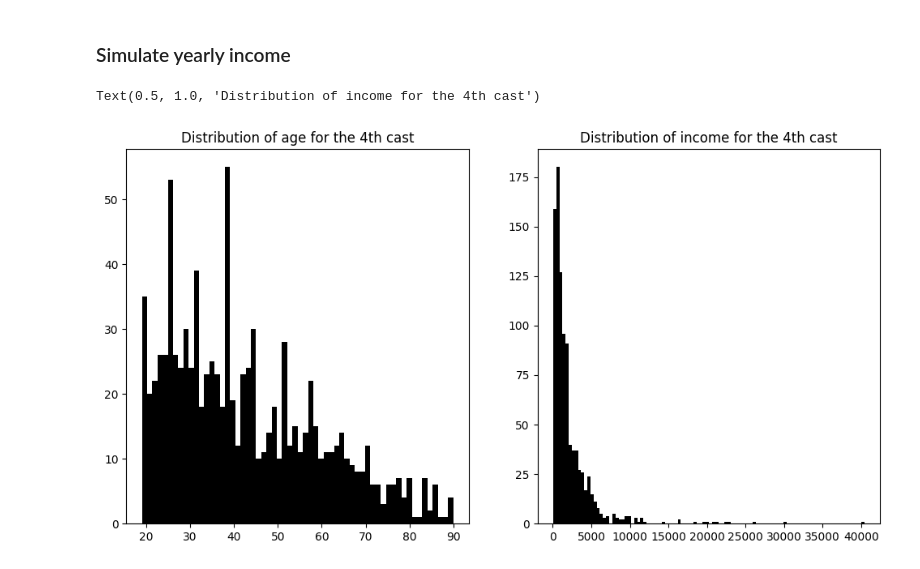
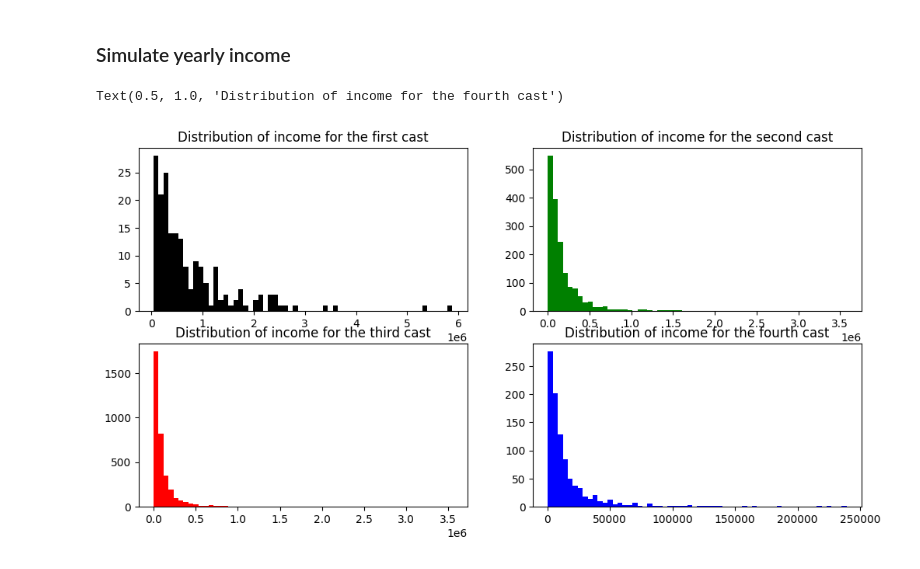
Before and after one commit to brownepres/world_building, a Jupyter notebook: simulations/simulate_population_helper.ipynb, the cells around one changed output. Drawn from its saved outputs; the diff is of its cells as text; code cells hidden in the pictures.

Commit message:
income distribution graphs

```diff
--- a/simulations/simulate_population_helper.ipynb
+++ b/simulations/simulate_population_helper.ipynb
@@ -110,16 +111,36 @@ samples = [np.random.lognormal(
     for age in ages]
 print(np.mean(samples))
 plt.hist(samples, bins=50)
-# %%
-#simulate 4th cast age and income
-df = sim.simulateIncome()
-age, income = df['age'], df['income']
-
-figure, (ax1, ax2) = plt.subplots(1, 2, figsize=(12, 6))
-ax1.hist(age, bins=60, color='black')
-ax1.set_title('Distribution of age for the 4th cast')
-ax2.hist(income, bins=100, color='black')
-ax2.set_title('Distribution of income for the 4th cast')
-# %% [output]
-Text(0.5, 1.0, 'Distribution of income for the 4th cast')
-[figure, removed]
+# %%
+#simulate 4th cast age and income
+sim1 = PopulationSampleGenerator('1st')
+sim2 = PopulationSampleGenerator('2nd')
+sim3 = PopulationSampleGenerator('3rd')
+sim4 = PopulationSampleGenerator('4th')
+
+
+df1 = sim1.simulateIncome()
+df2 = sim2.simulateIncome()
+df3 = sim3.simulateIncome()
+df4 = sim4.simulateIncome()
+
+income1 = df1['income'].to_list()
+income2 = df2['income'].to_list()
+income3 = df3['income'].to_list()
+income4 = df4['income'].to_list()
+
+figure, ax = plt.subplots(2, 2, figsize=(12, 6))
+ax[0, 0].hist(income1, bins=60, color='black')
+ax[0, 0].set_title('Distribution of income for the first cast')
+
+ax[0, 1].hist(income2, bins=60, color='green')
+ax[0, 1].set_title('Distribution of income for the second cast')
+
+ax[1, 0].hist(income3, bins=60, color='red')
+ax[1, 0].set_title('Distribution of income for the third cast')
+
+ax[1, 1].hist(income4, bins=60, color='blue')
+ax[1, 1].set_title('Distribution of income for the fourth cast')
+# %% [output]
+Text(0.5, 1.0, 'Distribution of income for the fourth cast')
+[figure, added]
```
Also changed, not shown: parts of 2 cells of this notebook, 3 other files.
